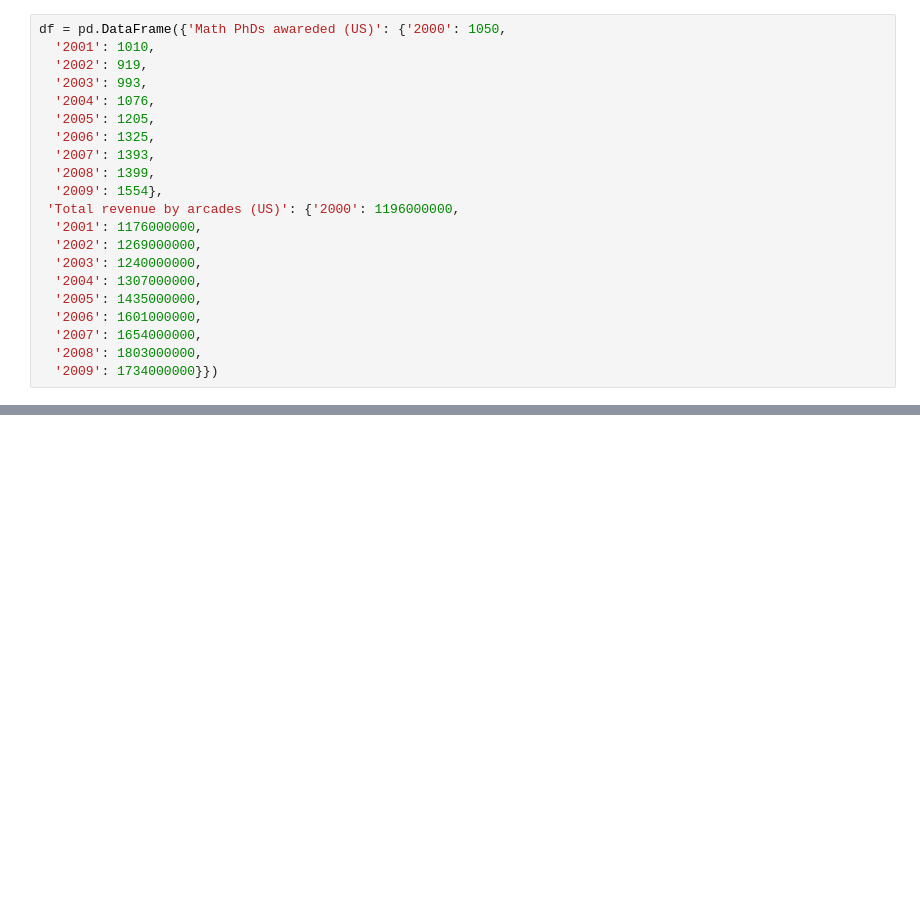
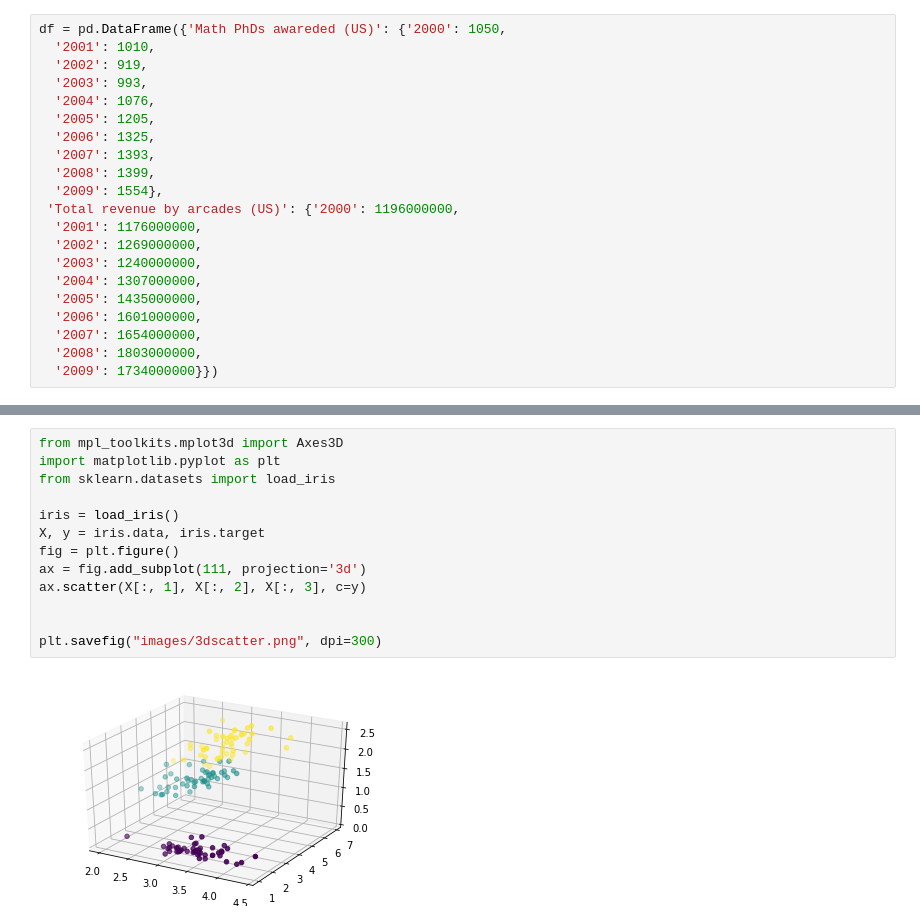
Before and after one commit to amueller/COMS4995-s19, a Jupyter notebook: slides/aml-03-matplotlib/aml-03-012517.ipynb, the cells around one changed output, grey strips where cells are left out. Saved outputs shown, nothing was run; the diff lists cells and outputs as text; blank space fills up the shorter version.

```diff
--- a/slides/aml-03-matplotlib/aml-03-012517.ipynb
+++ b/slides/aml-03-matplotlib/aml-03-012517.ipynb
@@ -886,0 +914,15 @@ ax2.set_ylabel("revenue by arcades")
+# %%
+from mpl_toolkits.mplot3d import Axes3D
+import matplotlib.pyplot as plt
+from sklearn.datasets import load_iris
+
+iris = load_iris()
+X, y = iris.data, iris.target
+fig = plt.figure()
+ax = fig.add_subplot(111, projection='3d')
+ax.scatter(X[:, 1], X[:, 2], X[:, 3], c=y)
+
+
+plt.savefig("images/3dscatter.png", dpi=300)
+# %% [output]
+[figure, added]
```
Also changed, not shown: parts of 22 cells of this notebook, 11 other files.
